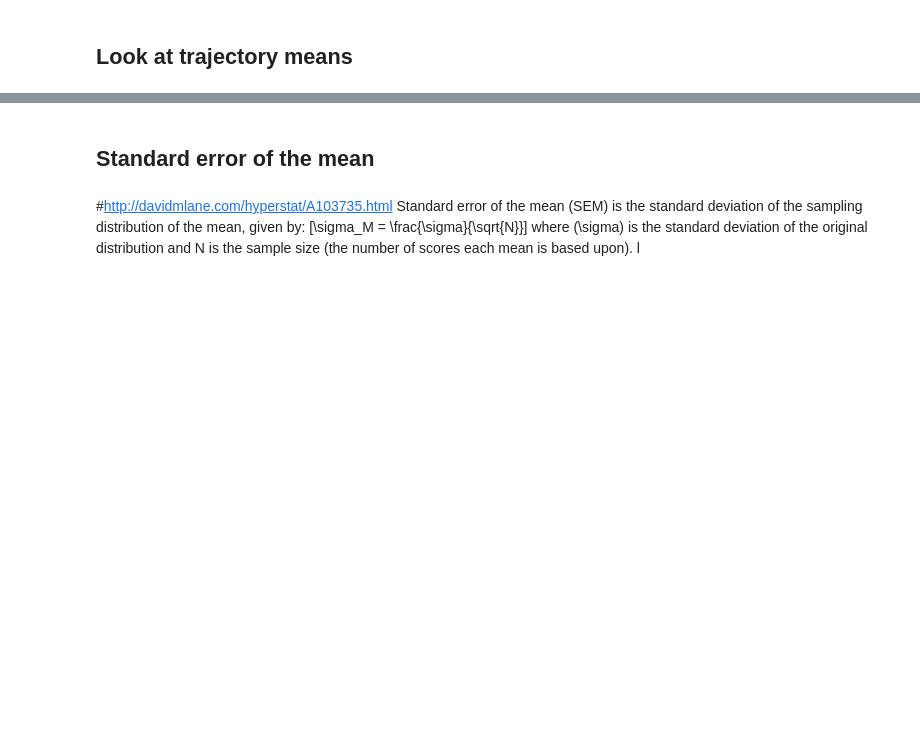
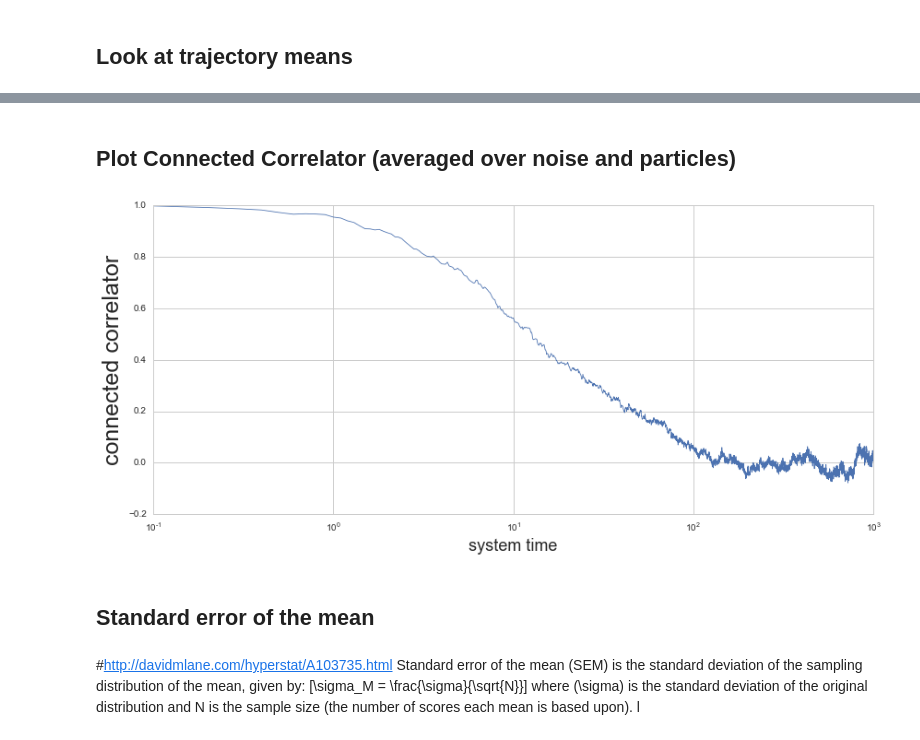
Before and after one commit to lanecodes/theoretical_modelling, a Jupyter notebook: theoretical_modelling.ipynb, the cells around one changed output, grey strips where cells are left out. Cells and saved outputs as stored; diff of their text form; code cells hidden in the pictures; blank space fills up the shorter version.

```diff
--- a/theoretical_modelling.ipynb
+++ b/theoretical_modelling.ipynb
@@ -135,3 +130,19 @@ interact(show_timeseries,e=fixed(exp),T=(0.01,0.10,0.01),jamp=(0,1,0.1),run=(0,1
+# %% [markdown]
+## Plot Connected Correlator (averaged over noise and particles)
+# %%
+def show_timeseries(e,T,jamp,run):
+    Tindex = np.where(np.around(e.Tarray,2)==T)[0][0]
+    jampindex = np.where(np.around(e.jamparray,1)==jamp)[0][0]
+
+    a = e.runs[run].simulations[Tindex][jampindex].getConnCorrelator('D')
+    times = e.times
+    function_plot(times,a,'','system time','connected correlator',log_x=True)
+
+    #fig = plt.figure(figsize=(14,6))
+    #plt.plot(np.transpose(a),xdata=times,linewidth=.8);
+interact(show_timeseries,e=fixed(exp),T=(0.01,0.10,0.01),jamp=(0,1,0.1),run=(0,9,1))
+# %% [output]
+[figure, added]
 # %% [markdown]
 ## Standard error of the mean
 # %%
```
Also changed, not shown: parts of 17 cells of this notebook, 1 other file.
